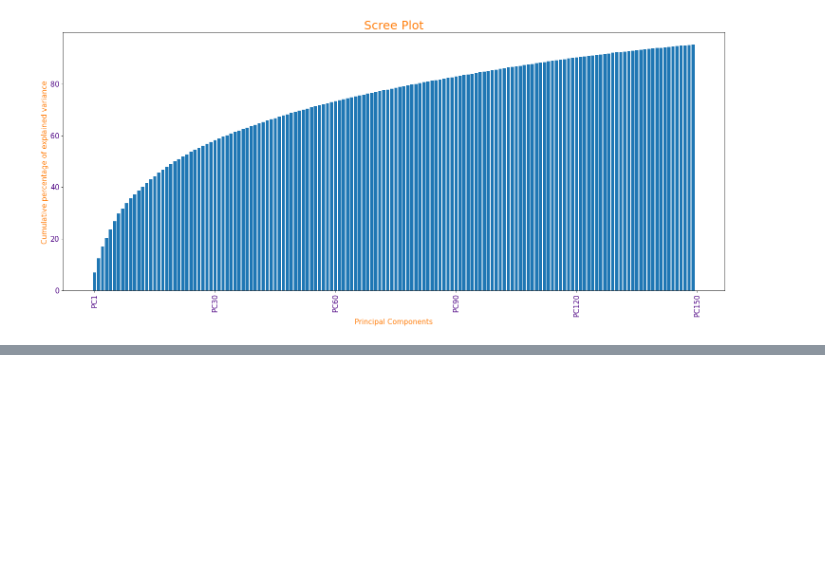
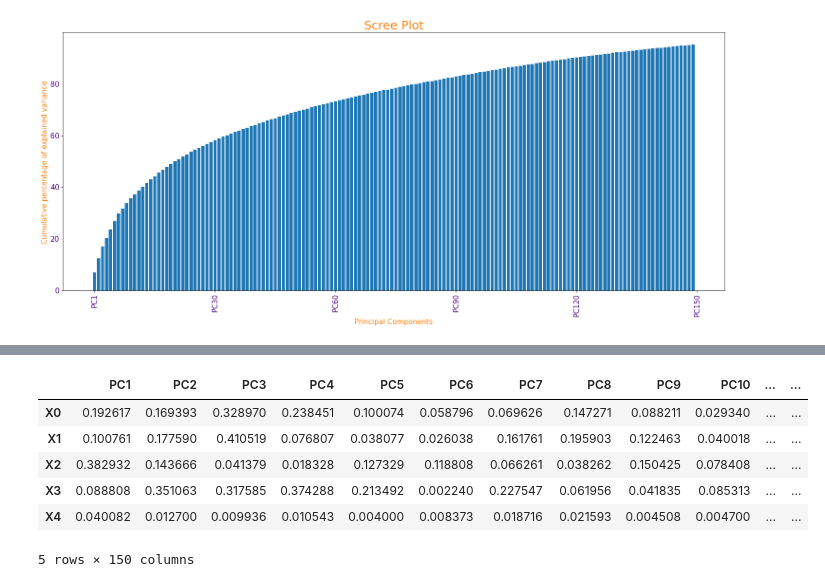
Before and after one commit to duong-nguyen-elu/ELU-Assignments, a Jupyter notebook: M6W4 Assignment.ipynb, the cells around one changed output, grey strips where cells are left out. Drawn from its saved outputs; the diff is of its cells as text; code cells hidden in the pictures; blank space fills up the shorter version.

```diff
--- a/M6W4 Assignment.ipynb
+++ b/M6W4 Assignment.ipynb
@@ -692,0 +642,17 @@ corr_pc2.head()
+# %%
+# caluclate the correlation between the cleaned df_train and pca_df
+df_train = x.copy(deep=True)
+
+x_pca = pd.concat([df_train[1:], pca_df], axis=1, join='inner')
+
+corr = x_pca.corr().abs()
+corr = corr.loc[df_train.columns[1:], pca_df.columns]
+corr.head()
+# %% [output]
+|  | PC1 | PC2 | PC3 | PC4 | PC5 | PC6 | PC7 | PC8 | PC9 | PC10 | ... | ... |
+| X0 | 0.192617 | 0.169393 | 0.328970 | 0.238451 | 0.100074 | 0.058796 | 0.069626 | 0.147271 | 0.088211 | 0.029340 | ... | ... |
+| X1 | 0.100761 | 0.177590 | 0.410519 | 0.076807 | 0.038077 | 0.026038 | 0.161761 | 0.195903 | 0.122463 | 0.040018 | ... | ... |
+| X2 | 0.382932 | 0.143666 | 0.041379 | 0.018328 | 0.127329 | 0.118808 | 0.066261 | 0.038262 | 0.150425 | 0.078408 | ... | ... |
+| X3 | 0.088808 | 0.351063 | 0.317585 | 0.374288 | 0.213492 | 0.002240 | 0.227547 | 0.061956 | 0.041835 | 0.085313 | ... | ... |
+| X4 | 0.040082 | 0.012700 | 0.009936 | 0.010543 | 0.004000 | 0.008373 | 0.018716 | 0.021593 | 0.004508 | 0.004700 | ... | ... |
+5 rows × 150 columns
```
Also changed, not shown: parts of 14 cells of this notebook.
